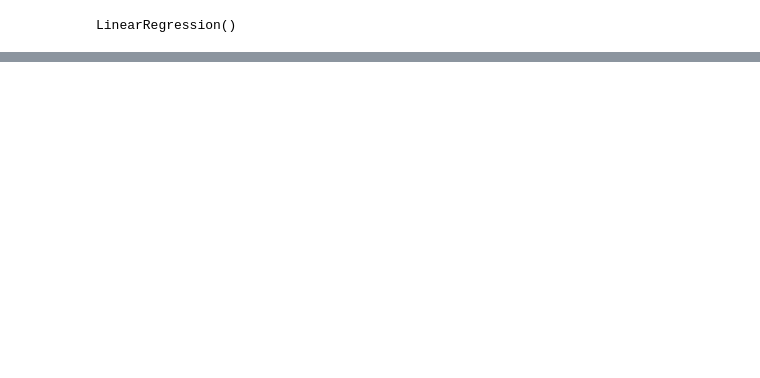
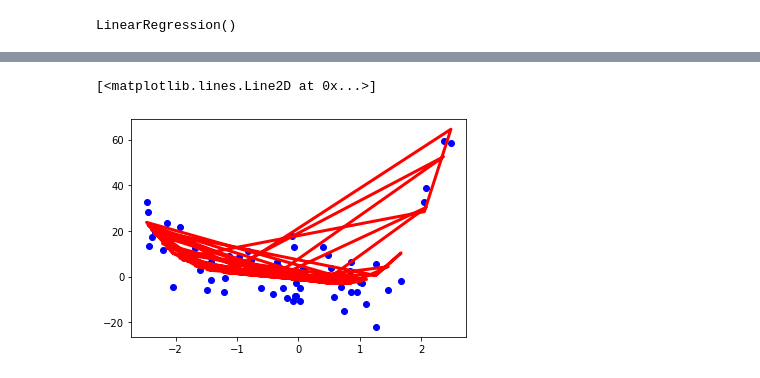
Before and after one commit to PiotrSzczachor/ML, a Jupyter notebook: Lab03.ipynb, the cells around one changed output, grey strips where cells are left out. Saved outputs shown, nothing was run; the diff lists cells and outputs as text; code cells hidden in the pictures; blank space fills up the shorter version.

```diff
--- a/Lab03.ipynb
+++ b/Lab03.ipynb
@@ -314,0 +404,4 @@ print(poly_2_reg_mse_train)
+# %%
+poly_feature_4 = PolynomialFeatures(degree=4, include_bias=False)
+X_poly_train = poly_feature_4.fit_transform(X_train.to_numpy().reshape(-1,1))
+print(X_train.to_numpy().reshape(-1,1)[0], X_poly_train[0])
@@ -314,0 +410,3 @@ print(poly_2_reg_mse_train)
+# %%
+poly_4_reg = LinearRegression()
+poly_4_reg.fit(X_poly_train, y_train)
@@ -314,0 +415,3 @@ print(poly_2_reg_mse_train)
+# %%
+poly_4_reg_pred_test = poly_4_reg.predict(poly_feature_4.fit_transform(X_test.to_numpy().reshape(-1,1)))
+poly_4_reg_pred_train = poly_4_reg.predict(poly_feature_4.fit_transform(X_train.to_numpy().reshape(-1,1)))
@@ -314,0 +456,6 @@ print(poly_2_reg_mse_train)
+# %%
+plt.scatter(X_test, y_test, color="blue")
+plt.plot(X_test, poly_4_reg_pred_test, color="red", linewidth=3)
+# %% [output]
+[<matplotlib.lines.Line2D at 0x...>]
+[figure, added]
```
Also changed, not shown: parts of 67 cells of this notebook.
